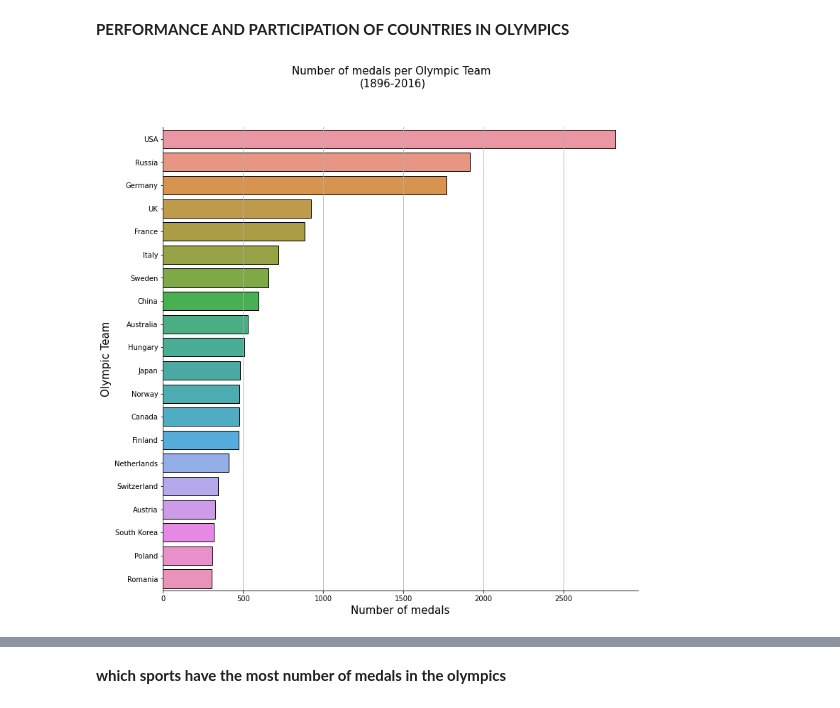
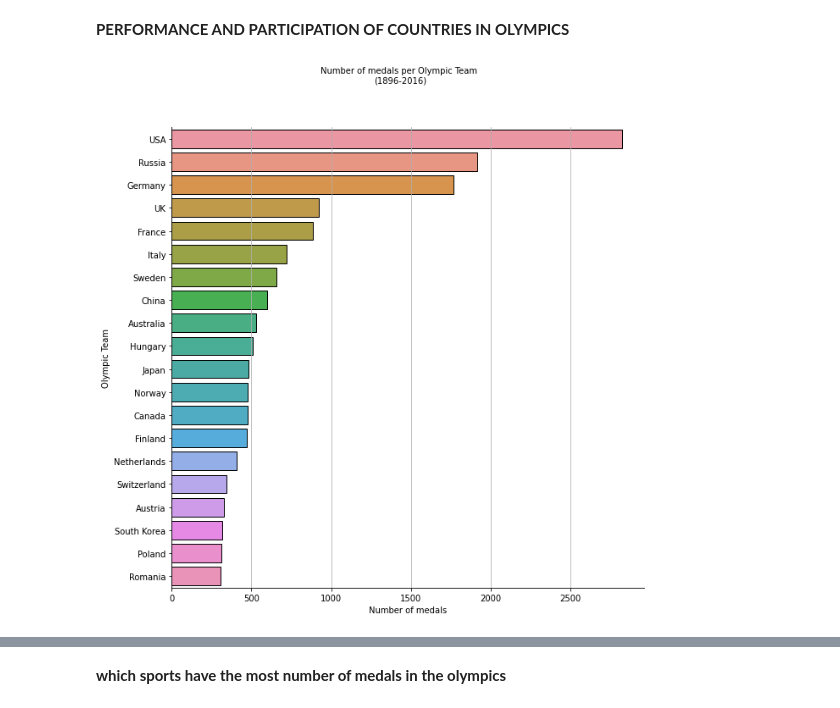
Before and after one commit to MaliheDahmardeh/Olympic-History, a Jupyter notebook: Olympic_History.ipynb, the cells around one changed output, grey strips where cells are left out. Drawn from its saved outputs; the diff is of its cells as text; code cells hidden in the pictures.

```diff
--- a/Olympic_History.ipynb
+++ b/Olympic_History.ipynb
@@ -223,7 +223,7 @@ df["Weight"]=df["Weight"].astype(int)
 new_df=df.copy()
 # %%
 #drop Medal null values
-drop_medalnull = df.dropna( how='any',subset=['Medal'], inplace=True)
+df.dropna( how='any',subset=['Medal'], inplace=True)
 # %%
 df.isnull().sum()
 # %% [output]
@@ -513,20 +513,20 @@ fig.show()
 # %%
 #by bar chart we see the 40 team that have the highest number of medals in Olympic
 medals_region=country_medals.head(20)
 
-fig, ax = plt.subplots(figsize = (12, 12))
+fig, ax = plt.subplots(figsize = (10, 10))
 sns.barplot(x = medals_region['Total'],
             y = medals_region['region'],
             data = medals_region,
             edgecolor = 'k')
 sns.despine(right=True)
 
 plt.grid(axis='x')
-plt.ylabel("Olympic Team",fontsize=15)
-plt.xlabel("Number of medals",fontsize=15)
-plt.suptitle("Number of medals per Olympic Team \n(1896-2016)", size = 15)
+plt.ylabel("Olympic Team",fontsize=10)
+plt.xlabel("Number of medals",fontsize=10)
+plt.suptitle("Number of medals per Olympic Team \n(1896-2016)", size = 10)
 plt.show()
 # %% [output]
-[figure, old version]
+[figure, new version]
 # %%
 #participation of nations in Olympic over the year
```
Also changed, not shown: parts of 11 cells of this notebook.
